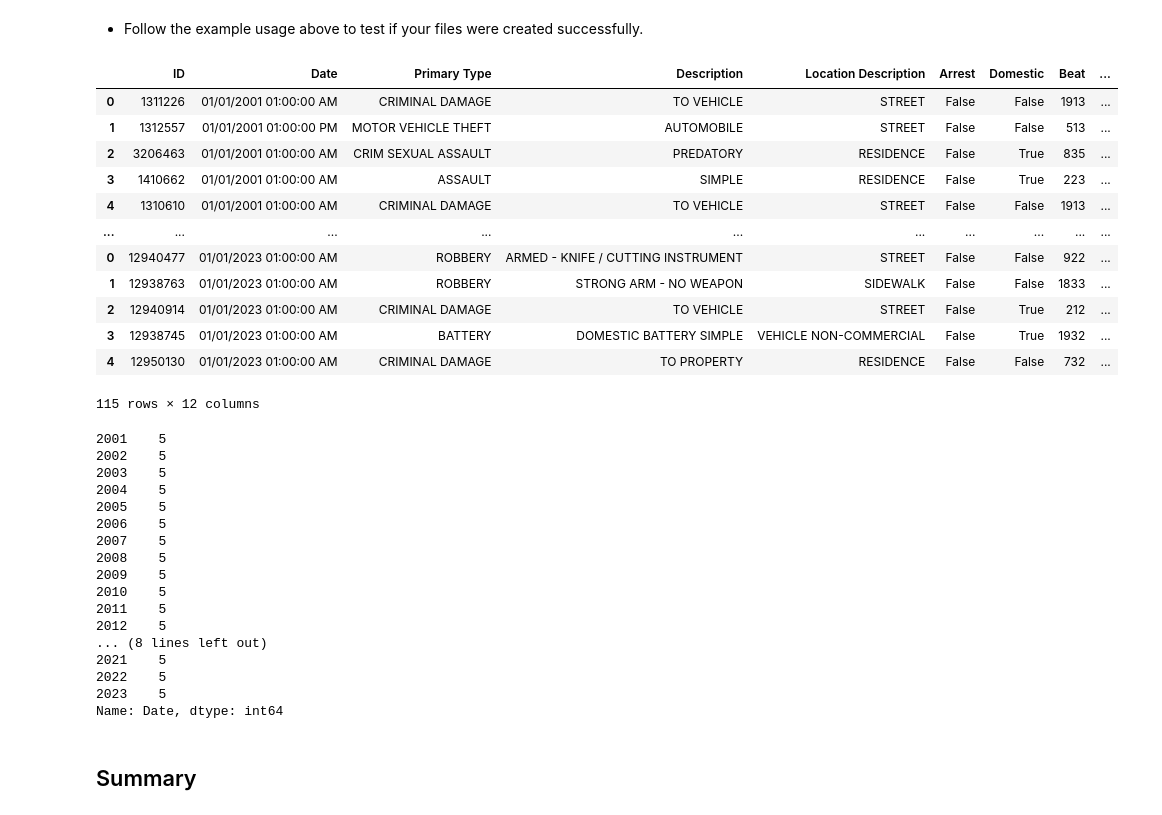
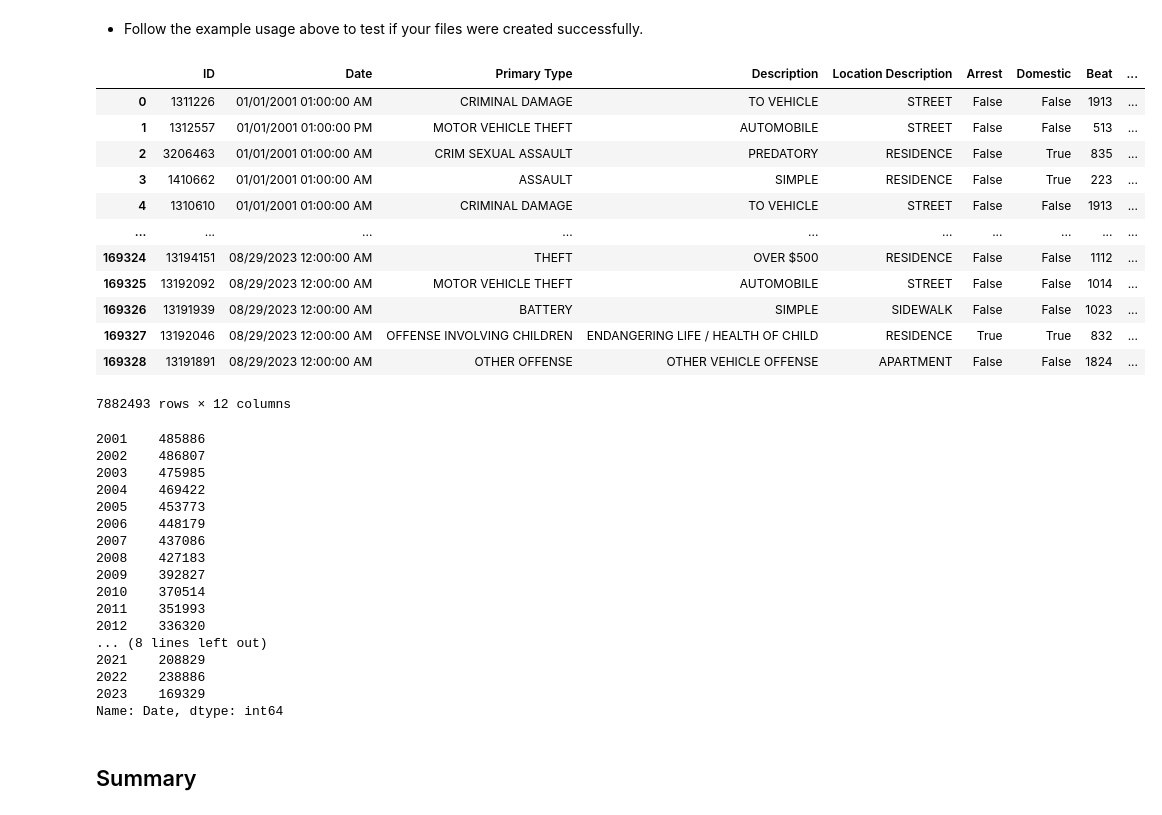
Before and after one commit to patelmedha/Project-4, a Jupyter notebook: Workflow - Prep Chicago Crime Data.ipynb, the cells around one changed output. Drawn from its saved outputs; the diff is of its cells as text; code cells hidden in the pictures.

```diff
--- a/Workflow - Prep Chicago Crime Data.ipynb
+++ b/Workflow - Prep Chicago Crime Data.ipynb
@@ -299,42 +299,42 @@ EXAMPLE USAGE:
 # %%
 # get list of files from folder
 crime_files = sorted(glob.glob(OUTPUT_FOLDER+"*.csv"))
-df = pd.concat([pd.read_csv(f, nrows=5) for f in crime_files])
+df = pd.concat([pd.read_csv(f) for f in crime_files])
 df
 # %% [output]
 |  | ID | Date | Primary Type | Description | Location Description | Arrest | Domestic | Beat | ... |
 | 0 | 1311226 | 01/01/2001 01:00:00 AM | CRIMINAL DAMAGE | TO VEHICLE | STREET | False | False | 1913 | ... |
 | 1 | 1312557 | 01/01/2001 01:00:00 PM | MOTOR VEHICLE THEFT | AUTOMOBILE | STREET | False | False | 513 | ... |
 | 2 | 3206463 | 01/01/2001 01:00:00 AM | CRIM SEXUAL ASSAULT | PREDATORY | RESIDENCE | False | True | 835 | ... |
 | 3 | 1410662 | 01/01/2001 01:00:00 AM | ASSAULT | SIMPLE | RESIDENCE | False | True | 223 | ... |
 | 4 | 1310610 | 01/01/2001 01:00:00 AM | CRIMINAL DAMAGE | TO VEHICLE | STREET | False | False | 1913 | ... |
 | ... | ... | ... | ... | ... | ... | ... | ... | ... | ... |
-| 0 | 12940477 | 01/01/2023 01:00:00 AM | ROBBERY | ARMED - KNIFE / CUTTING INSTRUMENT | STREET | False | False | 922 | ... |
-| 1 | 12938763 | 01/01/2023 01:00:00 AM | ROBBERY | STRONG ARM - NO WEAPON | SIDEWALK | False | False | 1833 | ... |
-| 2 | 12940914 | 01/01/2023 01:00:00 AM | CRIMINAL DAMAGE | TO VEHICLE | STREET | False | True | 212 | ... |
-| 3 | 12938745 | 01/01/2023 01:00:00 AM | BATTERY | DOMESTIC BATTERY SIMPLE | VEHICLE NON-COMMERCIAL | False | True | 1932 | ... |
-| 4 | 12950130 | 01/01/2023 01:00:00 AM | CRIMINAL DAMAGE | TO PROPERTY | RESIDENCE | False | False | 732 | ... |
+| 169324 | 13194151 | 08/29/2023 12:00:00 AM | THEFT | OVER $500 | RESIDENCE | False | False | 1112 | ... |
+| 169325 | 13192092 | 08/29/2023 12:00:00 AM | MOTOR VEHICLE THEFT | AUTOMOBILE | STREET | False | False | 1014 | ... |
+| 169326 | 13191939 | 08/29/2023 12:00:00 AM | BATTERY | SIMPLE | SIDEWALK | False | False | 1023 | ... |
+| 169327 | 13192046 | 08/29/2023 12:00:00 AM | OFFENSE INVOLVING CHILDREN | ENDANGERING LIFE / HEALTH OF CHILD | RESIDENCE | True | True | 832 | ... |
+| 169328 | 13191891 | 08/29/2023 12:00:00 AM | OTHER OFFENSE | OTHER VEHICLE OFFENSE | APARTMENT | False | False | 1824 | ... |
-115 rows × 12 columns
+7882493 rows × 12 columns
 # %%
 years = df['Date'].map(lambda x: x.split()[0].split('/')[-1])
 years.value_counts().sort_index()
 # %% [output]
-2001    5
-2002    5
-2003    5
-2004    5
-2005    5
-2006    5
-2007    5
-2008    5
-2009    5
-2010    5
-2011    5
-2012    5
+2001    485886
+2002    486807
+2003    475985
+2004    469422
+2005    453773
+2006    448179
+2007    437086
+2008    427183
+2009    392827
+2010    370514
+2011    351993
+2012    336320
 ... (8 lines left out)
-2021    5
-2022    5
-2023    5
+2021    208829
+2022    238886
+2023    169329
 Name: Date, dtype: int64
 # %% [markdown]
 ## Summary
```
Also changed, not shown: parts of 3 cells of this notebook, 2 other files.
